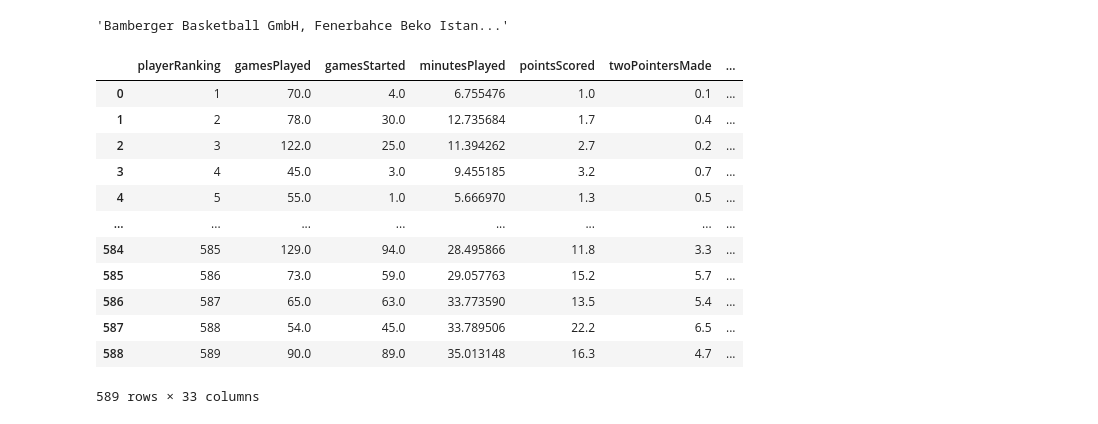
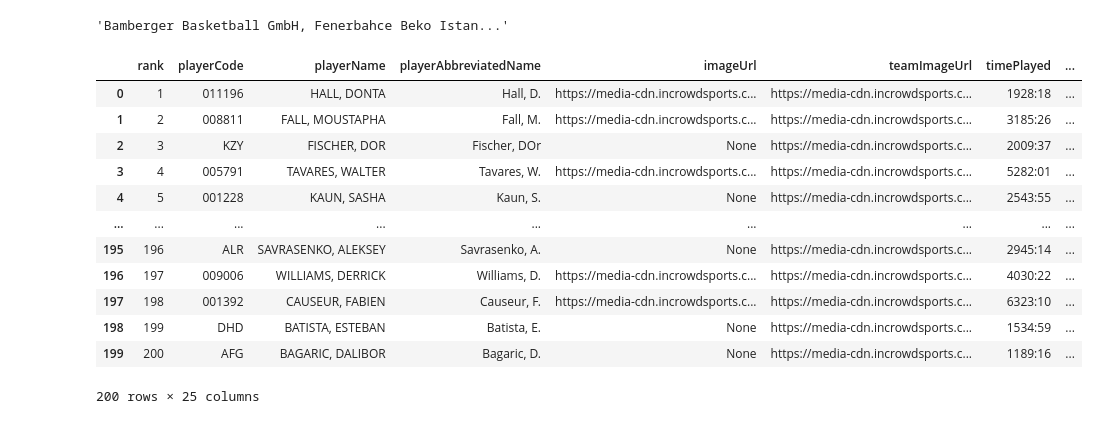
Before and after one commit to julenfu21/EurolIAgueAssistant, a Jupyter notebook: Pruebas api.ipynb, the cells around one changed output. Cells and saved outputs as stored; diff of their text form; code cells hidden in the pictures.

Commit message:
Added leaders stats all seasons Souvik Ghosh (creador de rasa) te voy a encontrar

```diff
--- a/Pruebas api.ipynb
+++ b/Pruebas api.ipynb
@@ -146,20 +146,19 @@ teams_played_for_string
 'Bamberger Basketball GmbH, Fenerbahce Beko Istan...'
 # %%
 player_stats = PlayerStats(competition="E")
-df = player_stats.get_player_stats_all_seasons(endpoint='traditional')
+df = player_stats.get_player_stats_leaders_all_seasons("TrueShootingPercentage",statistic_mode = "Accumulated")
+df
+# %% [output]
+|  | rank | playerCode | playerName | playerAbbreviatedName | imageUrl | teamImageUrl | timePlayed | ... |
+| 0 | 1 | 011196 | HALL, DONTA | Hall, D. | https://media-cdn.incrowdsports.c... | https://media-cdn.incrowdsports.c... | 1928:18 | ... |
+| 1 | 2 | 008811 | FALL, MOUSTAPHA | Fall, M. | https://media-cdn.incrowdsports.c... | https://media-cdn.incrowdsports.c... | 3185:26 | ... |
+| 2 | 3 | KZY | FISCHER, DOR | Fischer, DOr | None | https://media-cdn.incrowdsports.c... | 2009:37 | ... |
+| 3 | 4 | 005791 | TAVARES, WALTER | Tavares, W. | https://media-cdn.incrowdsports.c... | https://media-cdn.incrowdsports.c... | 5282:01 | ... |
+| 4 | 5 | 001228 | KAUN, SASHA | Kaun, S. | None | https://media-cdn.incrowdsports.c... | 2543:55 | ... |
+| ... | ... | ... | ... | ... | ... | ... | ... | ... |
+| 195 | 196 | ALR | SAVRASENKO, ALEKSEY | Savrasenko, A. | None | https://media-cdn.incrowdsports.c... | 2945:14 | ... |
+| 196 | 197 | 009006 | WILLIAMS, DERRICK | Williams, D. | https://media-cdn.incrowdsports.c... | https://media-cdn.incrowdsports.c... | 4030:22 | ... |
+| 197 | 198 | 001392 | CAUSEUR, FABIEN | Causeur, F. | https://media-cdn.incrowdsports.c... | https://media-cdn.incrowdsports.c... | 6323:10 | ... |
+| 198 | 199 | DHD | BATISTA, ESTEBAN | Batista, E. | None | https://media-cdn.incrowdsports.c... | 1534:59 | ... |
+| 199 | 200 | AFG | BAGARIC, DALIBOR | Bagaric, D. | None | https://media-cdn.incrowdsports.c... | 1189:16 | ... |
+200 rows × 25 columns
-# %%
-df
-# %% [output]
-|  | playerRanking | gamesPlayed | gamesStarted | minutesPlayed | pointsScored | twoPointersMade | ... |
-| 0 | 1 | 70.0 | 4.0 | 6.755476 | 1.0 | 0.1 | ... |
-| 1 | 2 | 78.0 | 30.0 | 12.735684 | 1.7 | 0.4 | ... |
-| 2 | 3 | 122.0 | 25.0 | 11.394262 | 2.7 | 0.2 | ... |
-| 3 | 4 | 45.0 | 3.0 | 9.455185 | 3.2 | 0.7 | ... |
-| 4 | 5 | 55.0 | 1.0 | 5.666970 | 1.3 | 0.5 | ... |
-| ... | ... | ... | ... | ... | ... | ... | ... |
-| 584 | 585 | 129.0 | 94.0 | 28.495866 | 11.8 | 3.3 | ... |
-| 585 | 586 | 73.0 | 59.0 | 29.057763 | 15.2 | 5.7 | ... |
-| 586 | 587 | 65.0 | 63.0 | 33.773590 | 13.5 | 5.4 | ... |
-| 587 | 588 | 54.0 | 45.0 | 33.789506 | 22.2 | 6.5 | ... |
-| 588 | 589 | 90.0 | 89.0 | 35.013148 | 16.3 | 4.7 | ... |
-589 rows × 33 columns
```
Also changed, not shown: parts of 2 cells of this notebook, 4 other files.
